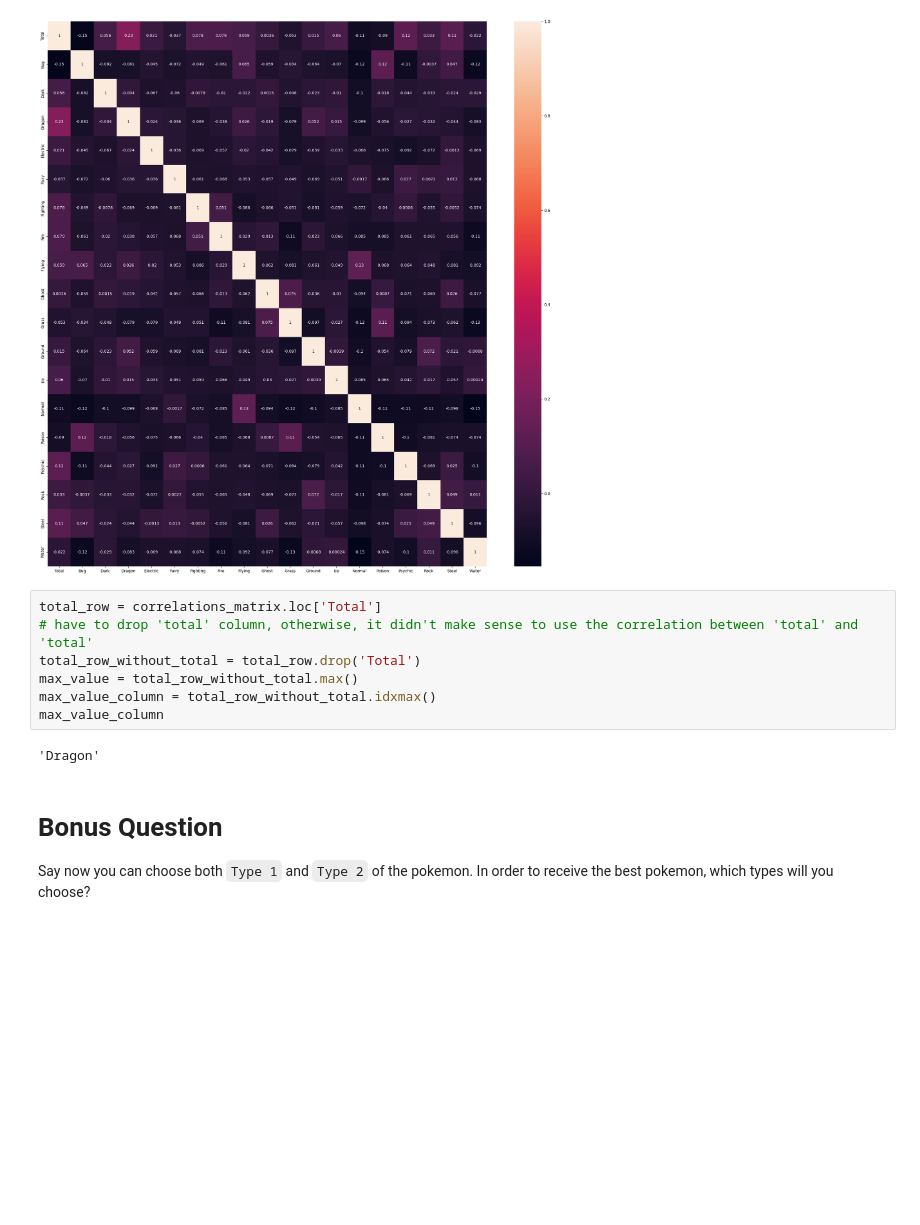
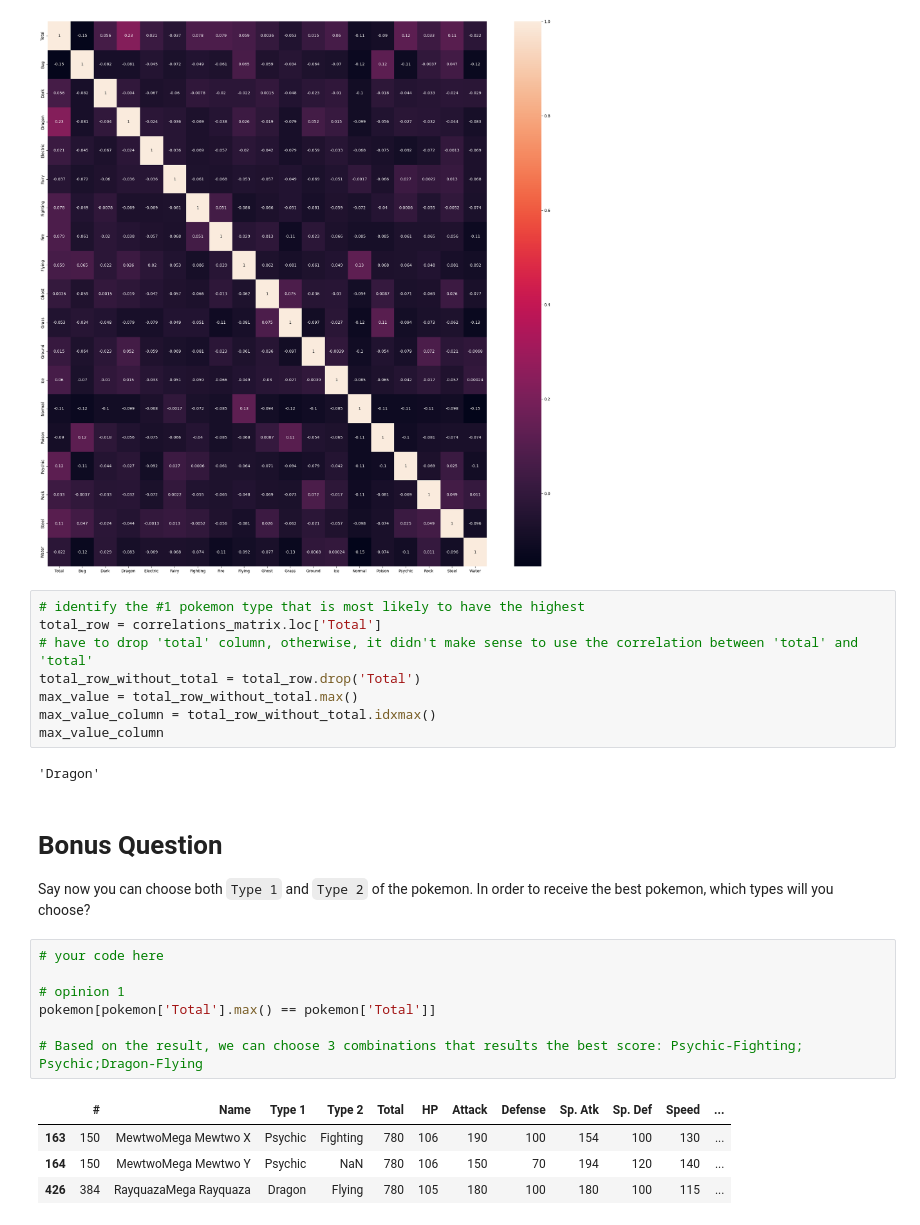
Before and after one commit to SuperAmy99/lab-dataframe-calculations, a Jupyter notebook: your-code/challenge-2.ipynb, the cells around one changed output. Saved outputs shown, nothing was run; the diff lists cells and outputs as text; blank space fills up the shorter version.

```diff
--- a/your-code/challenge-2.ipynb
+++ b/your-code/challenge-2.ipynb
@@ -236,6 +237,7 @@ plt.show()
 # %% [output]
 [figure]
 # %%
+# identify the #1 pokemon type that is most likely to have the highest
 total_row = correlations_matrix.loc['Total']
 # have to drop 'total' column, otherwise, it didn't make sense to use the correlation between 'total' and 'total'
 total_row_without_total = total_row.drop('Total')
@@ -248,4 +250,16 @@ max_value_column
 # Bonus Question
 
 Say now you can choose both `Type 1` and `Type 2` of the pokemon. In order to receive the best pokemon, which types will you choose?
+# %%
+# your code here
+
+# opinion 1
+pokemon[pokemon['Total'].max() == pokemon['Total']]
+
+# Based on the result, we can choose 3 combinations that results the best score: Psychic-Fighting; Psychic;Dragon-Flying
+# %% [output]
+|  | # | Name | Type 1 | Type 2 | Total | HP | Attack | Defense | Sp. Atk | Sp. Def | Speed | ... |
+| 163 | 150 | MewtwoMega Mewtwo X | Psychic | Fighting | 780 | 106 | 190 | 100 | 154 | 100 | 130 | ... |
+| 164 | 150 | MewtwoMega Mewtwo Y | Psychic | NaN | 780 | 106 | 150 | 70 | 194 | 120 | 140 | ... |
+| 426 | 384 | RayquazaMega Rayquaza | Dragon | Flying | 780 | 105 | 180 | 100 | 180 | 100 | 115 | ... |
 # %%
```
Also changed, not shown: parts of 6 cells of this notebook, 1 other file.
